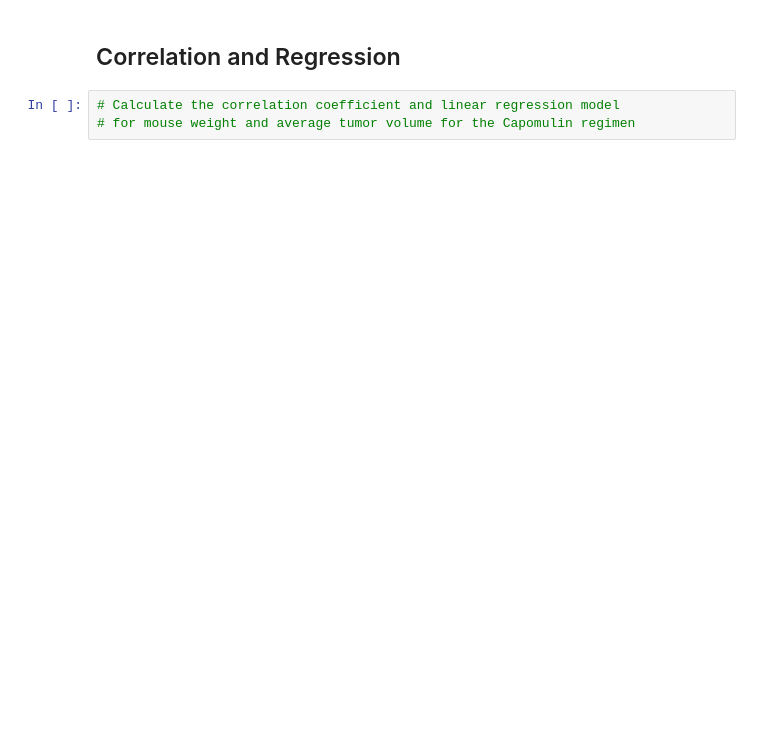
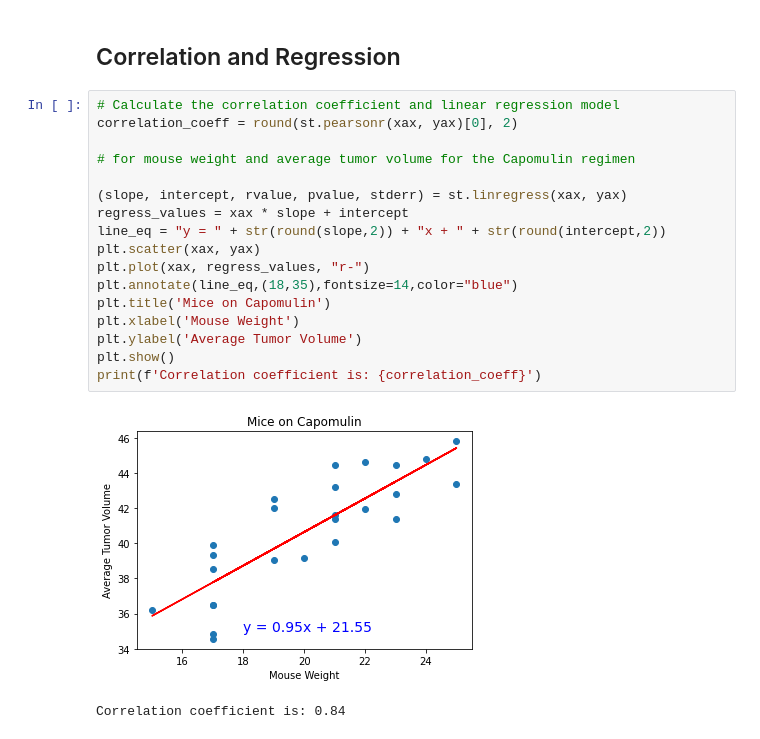
Before and after one commit to jdean92/Matplotlib-challenge, a Jupyter notebook: Instructions/Pymaceuticals/pymaceuticals_starter.ipynb, the cells around one changed output. Cells and saved outputs as stored; diff of their text form; blank space fills up the shorter version.

```diff
--- a/Instructions/Pymaceuticals/pymaceuticals_starter.ipynb
+++ b/Instructions/Pymaceuticals/pymaceuticals_starter.ipynb
@@ -268,5 +286,22 @@ ValueError: Unable to coerce to Series, length must be 8: given 1
 # %% [markdown]
 ## Correlation and Regression
-# %%
-# Calculate the correlation coefficient and linear regression model
-# for mouse weight and average tumor volume for the Capomulin regimen
+# %%
+# Calculate the correlation coefficient and linear regression model
+correlation_coeff = round(st.pearsonr(xax, yax)[0], 2)
+
+# for mouse weight and average tumor volume for the Capomulin regimen
+
+(slope, intercept, rvalue, pvalue, stderr) = st.linregress(xax, yax)
+regress_values = xax * slope + intercept
+line_eq = "y = " + str(round(slope,2)) + "x + " + str(round(intercept,2))
+plt.scatter(xax, yax)
+plt.plot(xax, regress_values, "r-")
+plt.annotate(line_eq,(18,35),fontsize=14,color="blue")
+plt.title('Mice on Capomulin')
+plt.xlabel('Mouse Weight')
+plt.ylabel('Average Tumor Volume')
+plt.show()
+print(f'Correlation coefficient is: {correlation_coeff}')
+# %% [output]
+[figure, added]
+Correlation coefficient is: 0.84
```
Also changed, not shown: parts of 6 cells of this notebook.
